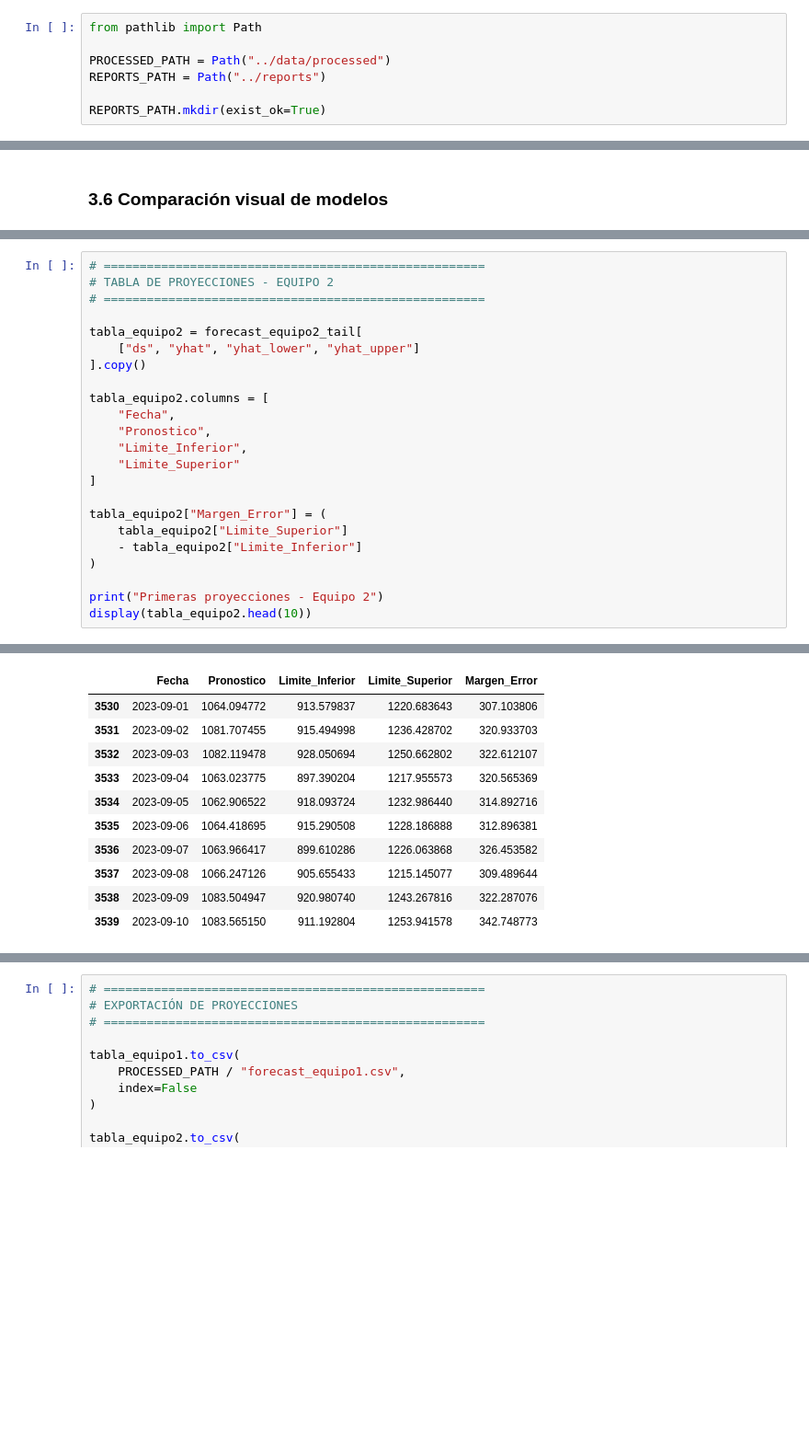
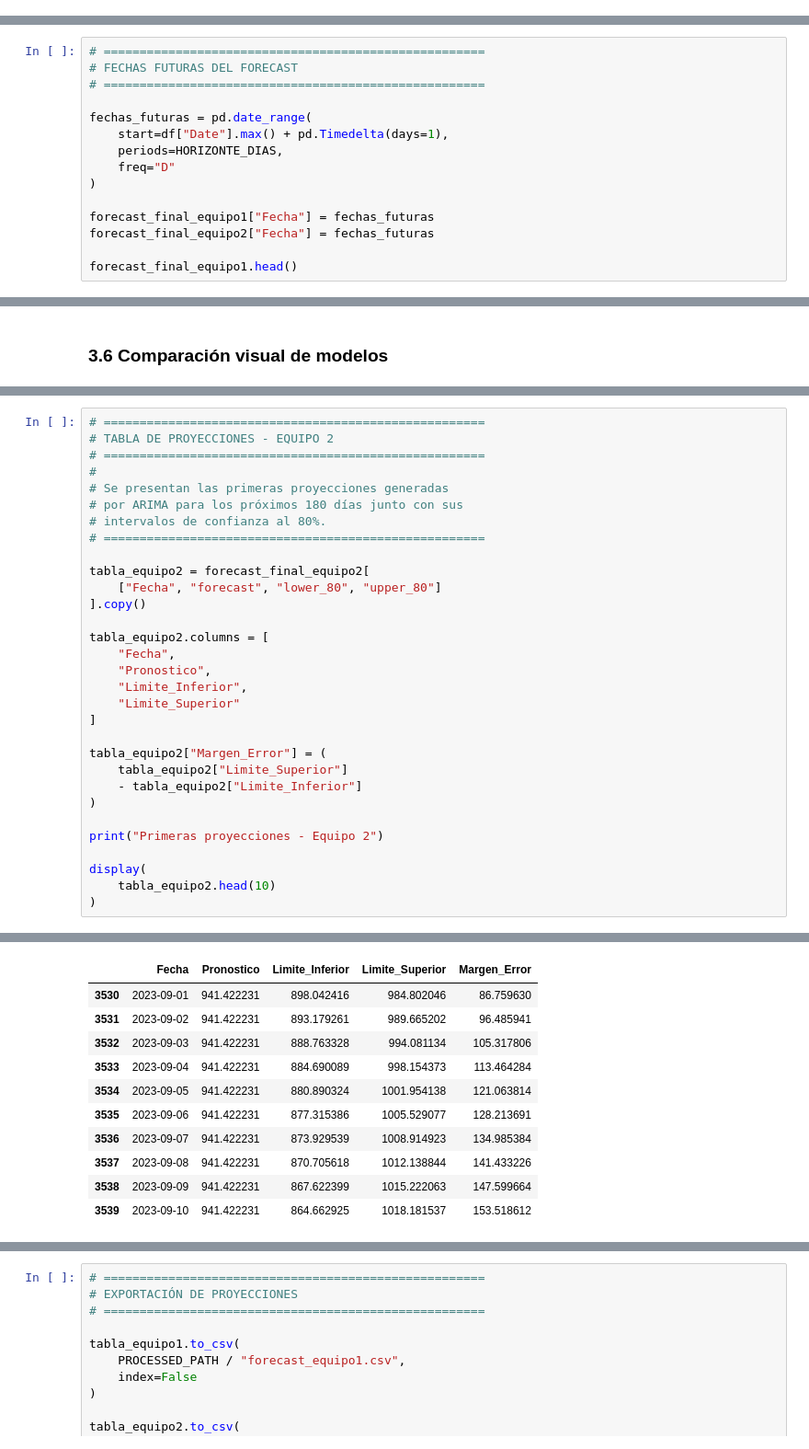
Before and after one commit to mariajose-erazo/dataknow-costos-operativos, a Jupyter notebook: notebooks/03_forecasting.ipynb, the cells around one changed output, grey strips where cells are left out. Shown at 92% size. Cells and saved outputs as stored; diff of their text form; blank space fills up the shorter version.

```diff
--- a/notebooks/03_forecasting.ipynb
+++ b/notebooks/03_forecasting.ipynb
@@ -21,10 +40,3 @@ Librerías y módulos cargados.
-# %%
-from pathlib import Path
-
-PROCESSED_PATH = Path("../data/processed")
-REPORTS_PATH = Path("../reports")
-
-REPORTS_PATH.mkdir(exist_ok=True)
 # %% [markdown]
 ## 1. Carga de Series Temporales
 # %%
@@ -497,0 +606,15 @@ display(mejor_modelo)
+# %%
+# =====================================================
+# FECHAS FUTURAS DEL FORECAST
+# =====================================================
+
+fechas_futuras = pd.date_range(
+    start=df["Date"].max() + pd.Timedelta(days=1),
+    periods=HORIZONTE_DIAS,
+    freq="D"
+)
+
+forecast_final_equipo1["Fecha"] = fechas_futuras
+forecast_final_equipo2["Fecha"] = fechas_futuras
+
+forecast_final_equipo1.head()
@@ -771,39 +785,47 @@ Primeras proyecciones - Equipo 1
 # %%
 # =====================================================
 # TABLA DE PROYECCIONES - EQUIPO 2
 # =====================================================
+#
+# Se presentan las primeras proyecciones generadas
+# por ARIMA para los próximos 180 días junto con sus
+# intervalos de confianza al 80%.
+# =====================================================
 
-tabla_equipo2 = forecast_equipo2_tail[
-    ["ds", "yhat", "yhat_lower", "yhat_upper"]
+tabla_equipo2 = forecast_final_equipo2[
+    ["Fecha", "forecast", "lower_80", "upper_80"]
 ].copy()
 
 tabla_equipo2.columns = [
     "Fecha",
     "Pronostico",
     "Limite_Inferior",
     "Limite_Superior"
 ]
 
 tabla_equipo2["Margen_Error"] = (
     tabla_equipo2["Limite_Superior"]
     - tabla_equipo2["Limite_Inferior"]
 )
 
 print("Primeras proyecciones - Equipo 2")
-display(tabla_equipo2.head(10))
+
+display(
+    tabla_equipo2.head(10)
+)
 # %% [output]
 Primeras proyecciones - Equipo 2
 |  | Fecha | Pronostico | Limite_Inferior | Limite_Superior | Margen_Error |
-| 3530 | 2023-09-01 | 1064.094772 | 913.579837 | 1220.683643 | 307.103806 |
-| 3531 | 2023-09-02 | 1081.707455 | 915.494998 | 1236.428702 | 320.933703 |
-| 3532 | 2023-09-03 | 1082.119478 | 928.050694 | 1250.662802 | 322.612107 |
-| 3533 | 2023-09-04 | 1063.023775 | 897.390204 | 1217.955573 | 320.565369 |
-| 3534 | 2023-09-05 | 1062.906522 | 918.093724 | 1232.986440 | 314.892716 |
-| 3535 | 2023-09-06 | 1064.418695 | 915.290508 | 1228.186888 | 312.896381 |
-| 3536 | 2023-09-07 | 1063.966417 | 899.610286 | 1226.063868 | 326.453582 |
-| 3537 | 2023-09-08 | 1066.247126 | 905.655433 | 1215.145077 | 309.489644 |
-| 3538 | 2023-09-09 | 1083.504947 | 920.980740 | 1243.267816 | 322.287076 |
-| 3539 | 2023-09-10 | 1083.565150 | 911.192804 | 1253.941578 | 342.748773 |
+| 3530 | 2023-09-01 | 941.422231 | 898.042416 | 984.802046 | 86.759630 |
+| 3531 | 2023-09-02 | 941.422231 | 893.179261 | 989.665202 | 96.485941 |
+| 3532 | 2023-09-03 | 941.422231 | 888.763328 | 994.081134 | 105.317806 |
+| 3533 | 2023-09-04 | 941.422231 | 884.690089 | 998.154373 | 113.464284 |
+| 3534 | 2023-09-05 | 941.422231 | 880.890324 | 1001.954138 | 121.063814 |
+| 3535 | 2023-09-06 | 941.422231 | 877.315386 | 1005.529077 | 128.213691 |
+| 3536 | 2023-09-07 | 941.422231 | 873.929539 | 1008.914923 | 134.985384 |
+| 3537 | 2023-09-08 | 941.422231 | 870.705618 | 1012.138844 | 141.433226 |
+| 3538 | 2023-09-09 | 941.422231 | 867.622399 | 1015.222063 | 147.599664 |
+| 3539 | 2023-09-10 | 941.422231 | 864.662925 | 1018.181537 | 153.518612 |
 # %%
 # =====================================================
 # RESUMEN EJECUTIVO DE PROYECCIONES
```
Also changed, not shown: parts of 46 cells of this notebook, 2 other files.
